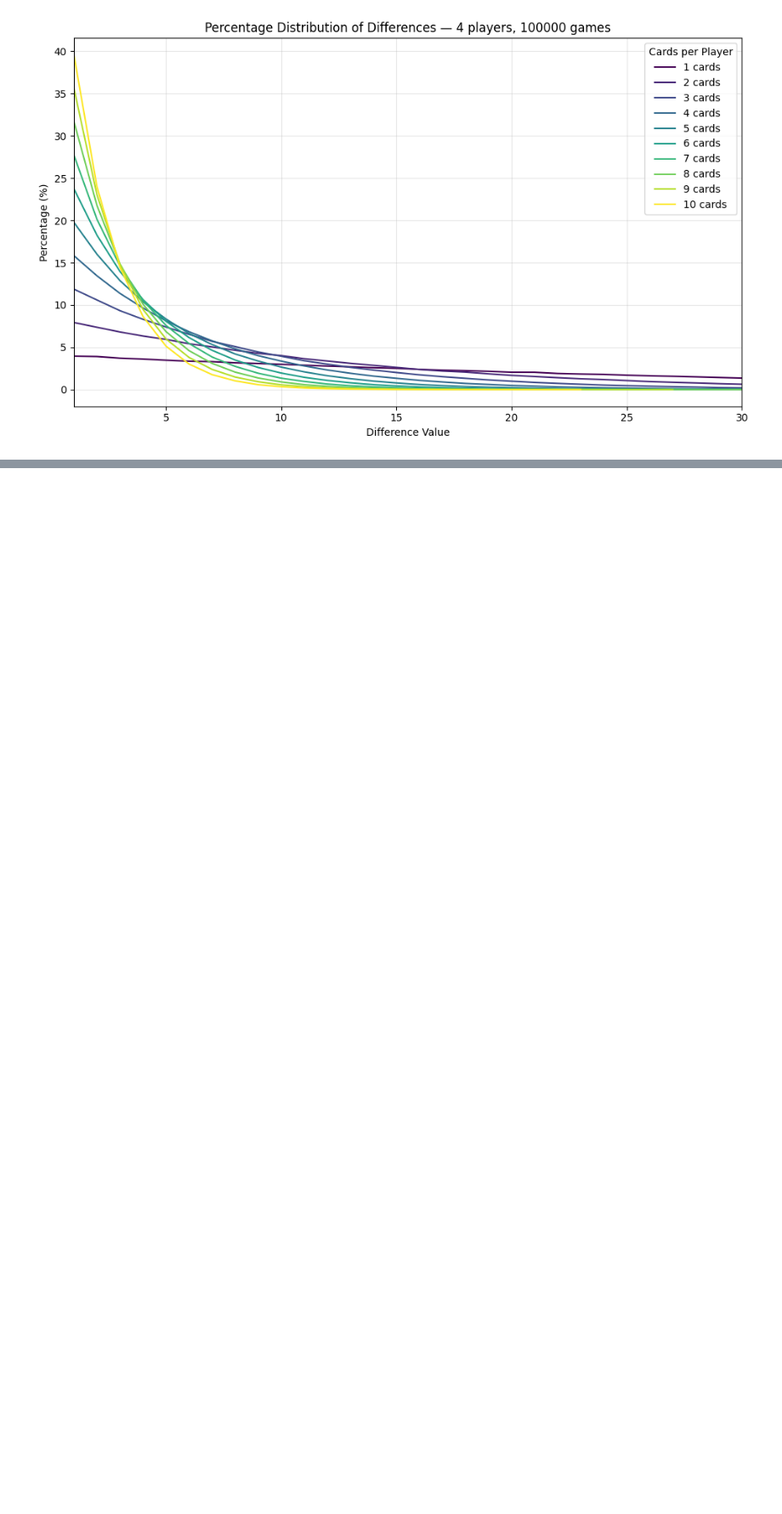
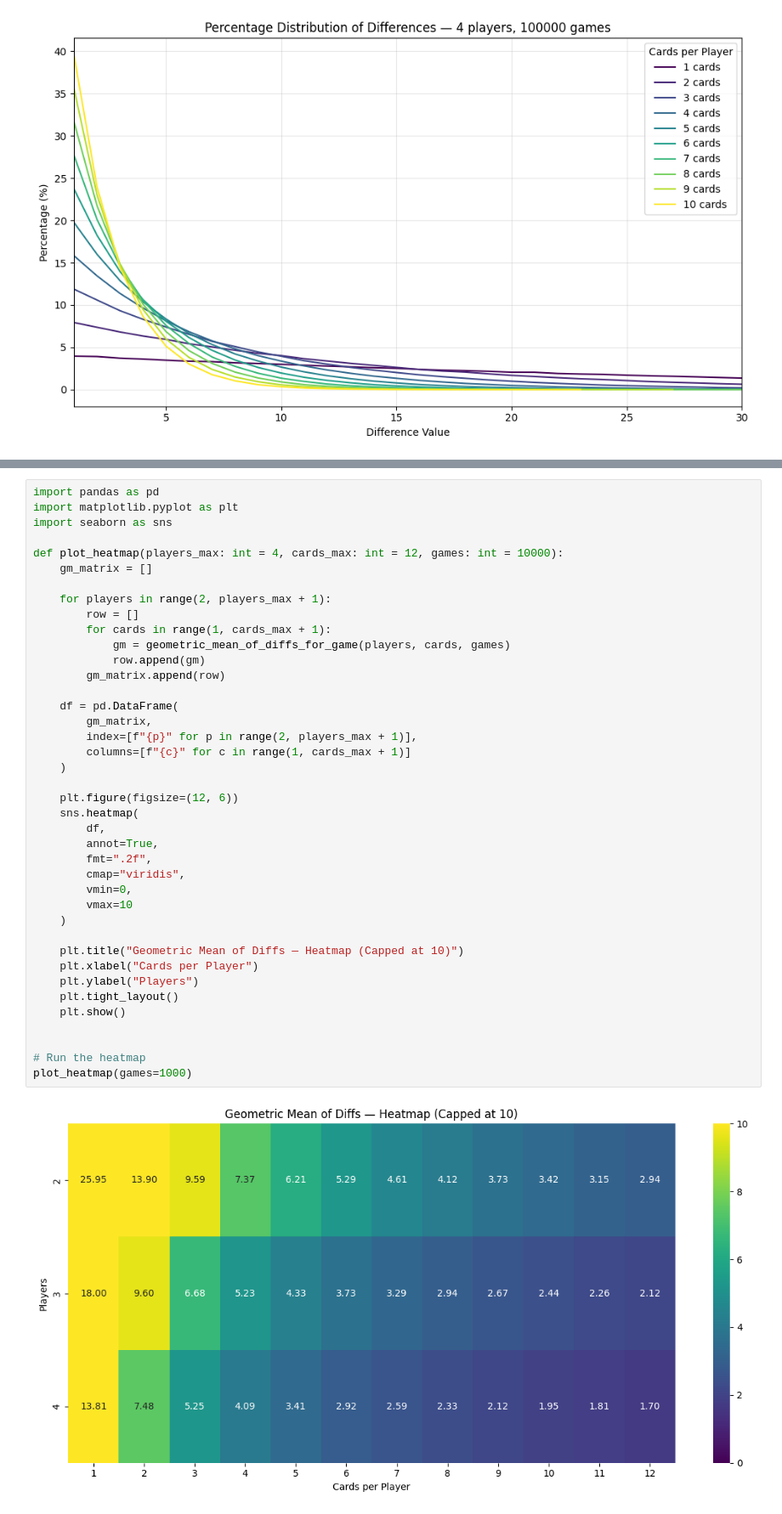
Before and after one commit to DTomusk/the-mind, a Jupyter notebook: adam/the-mind.ipynb, the cells around one changed output, grey strips where cells are left out. Shown at 85% size. Saved outputs shown, nothing was run; the diff lists cells and outputs as text; blank space fills up the shorter version.

```diff
--- a/adam/the-mind.ipynb
+++ b/adam/the-mind.ipynb
@@ -274,0 +321,42 @@ plot_cumulative_percentage_lines(players=4, max_cards=10, games=100000)
+# %%
+import pandas as pd
+import matplotlib.pyplot as plt
+import seaborn as sns
+
+def plot_heatmap(players_max: int = 4, cards_max: int = 12, games: int = 10000):
+    gm_matrix = []
+
+    for players in range(2, players_max + 1):
+        row = []
+        for cards in range(1, cards_max + 1):
+            gm = geometric_mean_of_diffs_for_game(players, cards, games)
+            row.append(gm)
+        gm_matrix.append(row)
+
+    df = pd.DataFrame(
+        gm_matrix,
+        index=[f"{p}" for p in range(2, players_max + 1)],
+        columns=[f"{c}" for c in range(1, cards_max + 1)]
+    )
+
+    plt.figure(figsize=(12, 6))
+    sns.heatmap(
+        df,
+        annot=True,
+        fmt=".2f",
+        cmap="viridis",
+        vmin=0,
+        vmax=10
+    )
+
+    plt.title("Geometric Mean of Diffs — Heatmap (Capped at 10)")
+    plt.xlabel("Cards per Player")
+    plt.ylabel("Players")
+    plt.tight_layout()
+    plt.show()
+
+
+# Run the heatmap
+plot_heatmap(games=1000)
+# %% [output]
+[figure, added]
```
Also changed, not shown: parts of 9 cells of this notebook.
